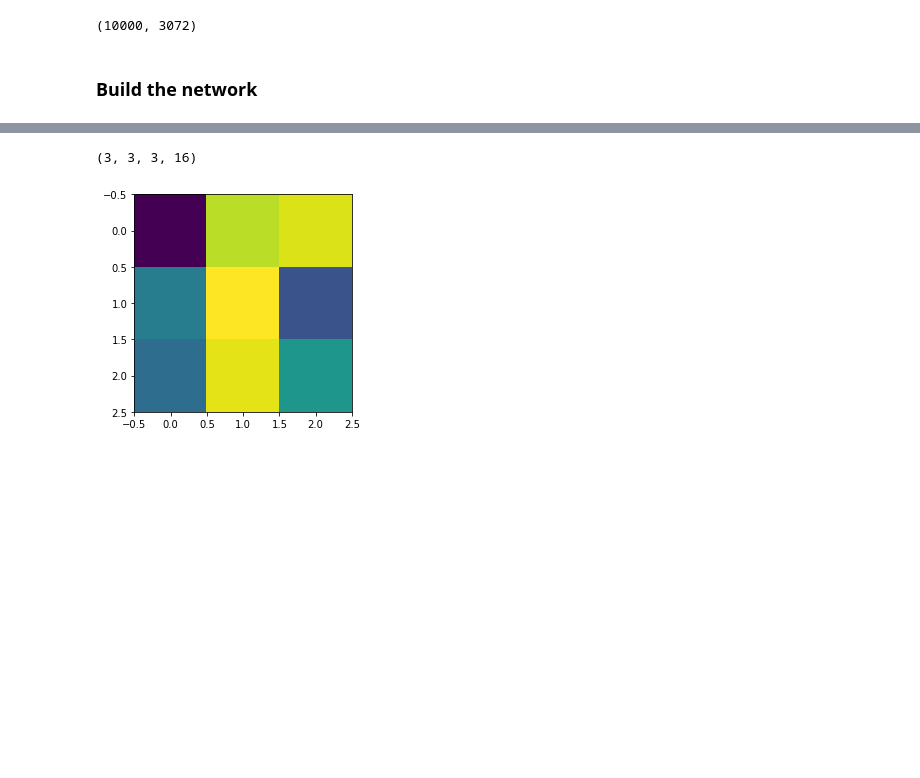
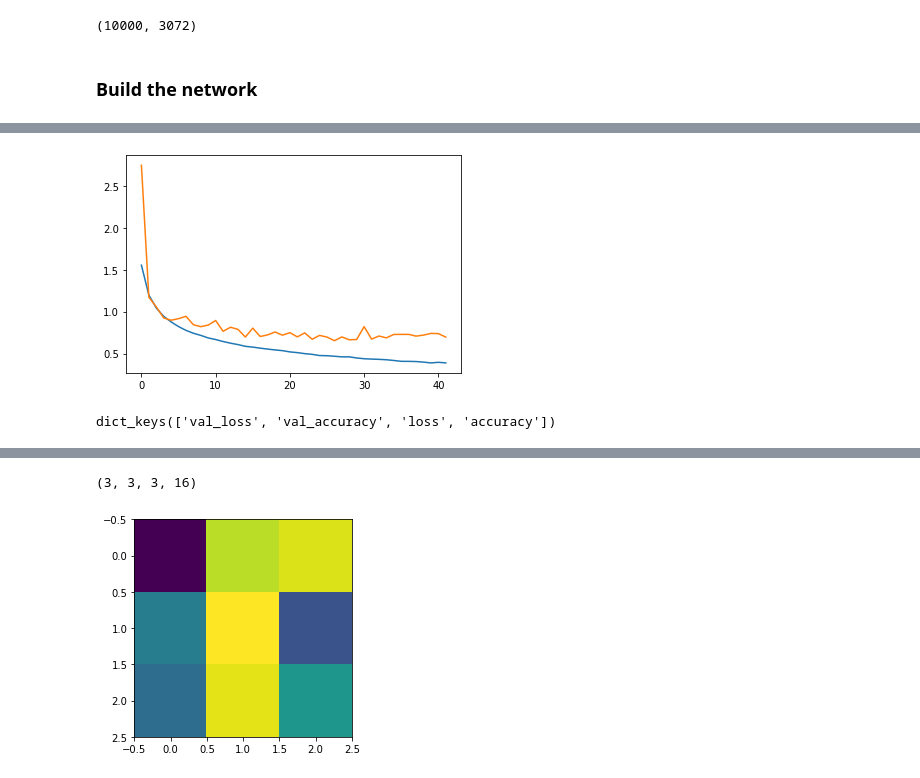
Before and after one commit to biof509/final-project, a Jupyter notebook: Data_Processing.ipynb, the cells around one changed output, grey strips where cells are left out. Drawn from its saved outputs; the diff is of its cells as text; code cells hidden in the pictures; blank space fills up the shorter version.

```diff
--- a/Data_Processing.ipynb
+++ b/Data_Processing.ipynb
@@ -124,19 +148,21 @@ model.add(Conv2D(32,
                  activation  = 'relu',
                  padding     = 'same'))
 model.add(MaxPool2D(2))
-model.add(Dropout(0.2))
+model.add(Dropout(0.25))
 model.add(Conv2D(64,
-                 kernel_size = 3,
-                 activation  = 'relu'))
+                 kernel_size = 3))
 model.add(BatchNormalization())
+model.add(Activation('relu'))
 model.add(Conv2D(64,
-                 kernel_size = 3,
-                 activation  = 'relu'))
+                 activation='relu',
+                 kernel_size = 3))
 model.add(MaxPool2D(2))
 model.add(Flatten())
 model.add(Dense  (64,  activation='relu'))
-model.add(Dense  (128, activation='relu'))
+model.add(Dense  (128))
 model.add(BatchNormalization())
+model.add(Activation('relu'))
+
 model.add(Dense  (64,  activation='relu'))
 model.add(Dense  (10,  activation='softmax'))
 
@@ -154,6 +180,8 @@ training = model.fit(train_data,
                      batch_size = 125,
                      callbacks = [early_stopping_monitor])
 
+model.save('model_saved9.h5')
+
 plt.plot(training.history['loss'])
 plt.plot(training.history['val_loss'])
 plt.show()
@@ -177,0 +206 @@ Epoch 13/100
+[figure, added]
@@ -179,0 +207,4 @@ model.save('model_saved7.h5')
+# %%
+training.history
+# %% [output]
+dict_keys(['val_loss', 'val_accuracy', 'loss', 'accuracy'])
```
Also changed, not shown: parts of 10 cells of this notebook, 11 other files.
